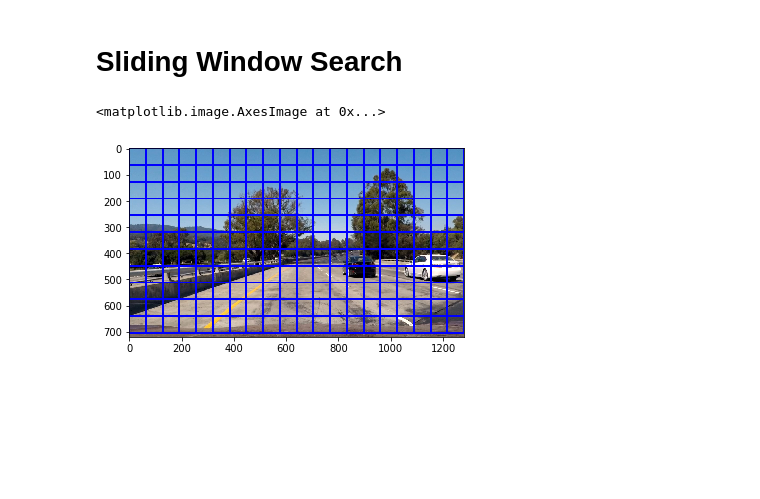
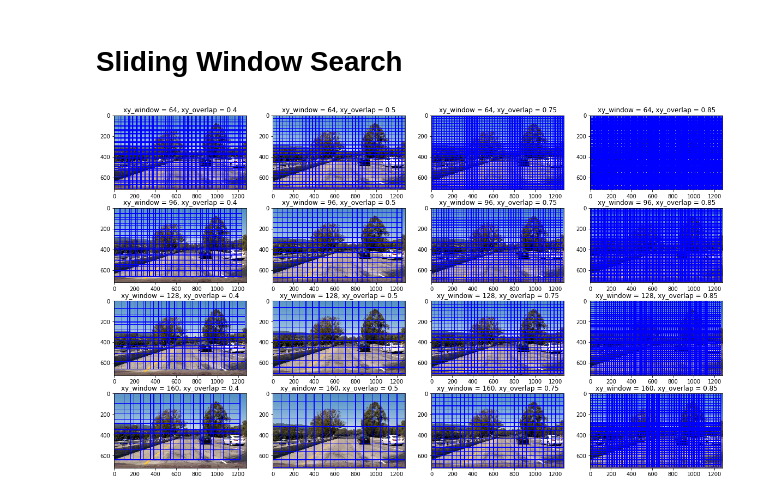
Before and after one commit to Quartzing/CarND-Vehicle-Detection, a Jupyter notebook: detection.ipynb, the cells around one changed output. Cells and saved outputs as stored; diff of their text form; code cells hidden in the pictures; blank space fills up the shorter version.

```diff
--- a/detection.ipynb
+++ b/detection.ipynb
@@ -265,15 +265,28 @@ Actual data:  [ 0.  1.  0.  1.  1.  1.  1.  1.  0.  0.]
 # %%
 image = mpimg.imread('test_images/test1.jpg')
 
+xy_windows = [64, 96, 128, 160]
+xy_overlaps = [0.4, 0.5, 0.75, 0.85]
 
-windows = slide_window(image, x_start_stop=[None, None], y_start_stop=[None, None],
-                    xy_window=(128, 128), xy_overlap=(0.5, 0.5))
+plt.figure(figsize=(20, 12))
+# plt.title('Sliding windows')
+cnt = 0
+for xy_window in xy_windows:
+    for xy_overlap in xy_overlaps:
+        cnt += 1
+        ax = plt.subplot(4,4,cnt)
 
-window_img = draw_boxes(image, windows, color=(0, 0, 255), thick=6)
-plt.imshow(window_img)
+        windows = slide_window(image, x_start_stop=[None, None], y_start_stop=[None, None],
+                            xy_window=(xy_window, xy_window), xy_overlap=(xy_overlap, xy_overlap))
+
+        window_img = draw_boxes(image, windows, color=(0, 0, 255), thick=6)
+        ax.imshow(window_img)
+        ax.set_title('xy_window = {}, xy_overlap = {}'.format(xy_window,  xy_overlap))
+
+
+plt.show()
 # %% [output]
-<matplotlib.image.AxesImage at 0x...>
-[figure, old version]
+[figure, new version]
 # %%
 from scipy.ndimage.measurements import label
 def showImg(image):
```
Also changed, not shown: parts of 9 cells of this notebook, 4 other files.
